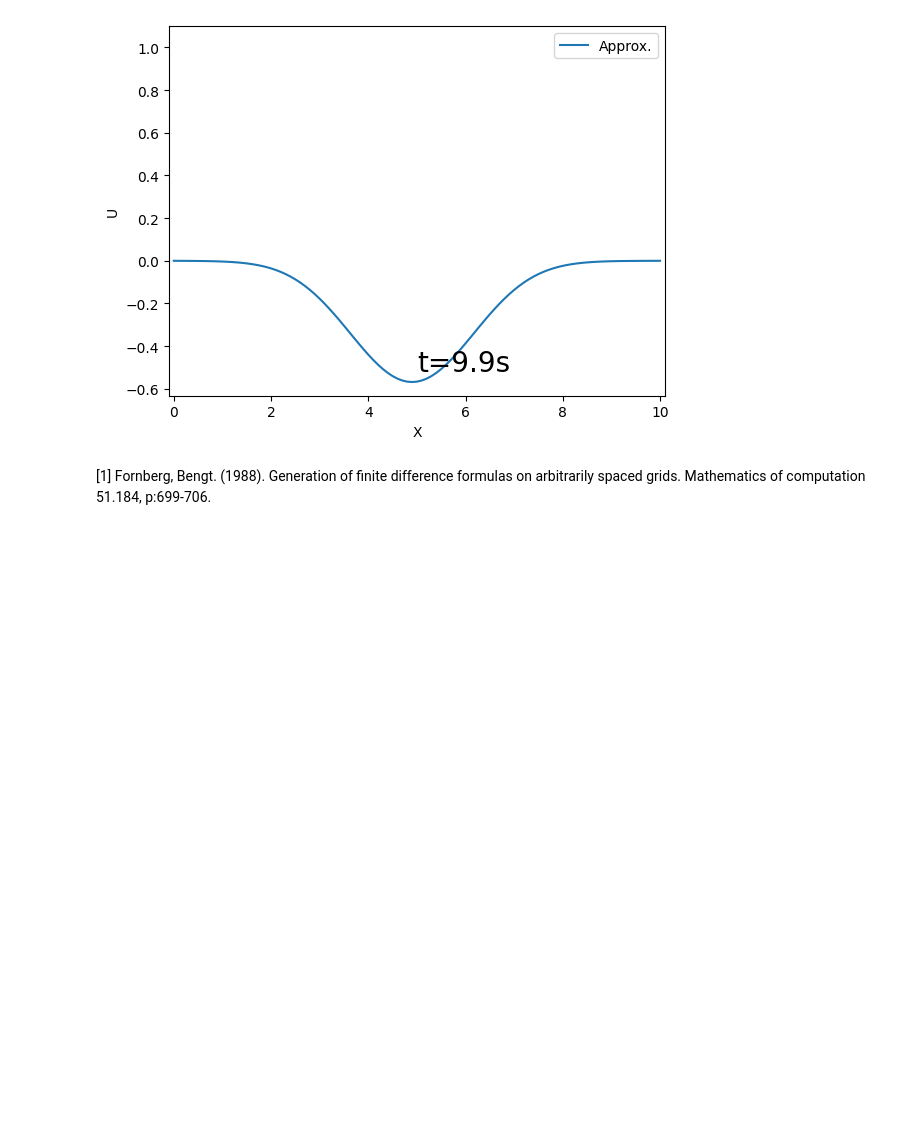
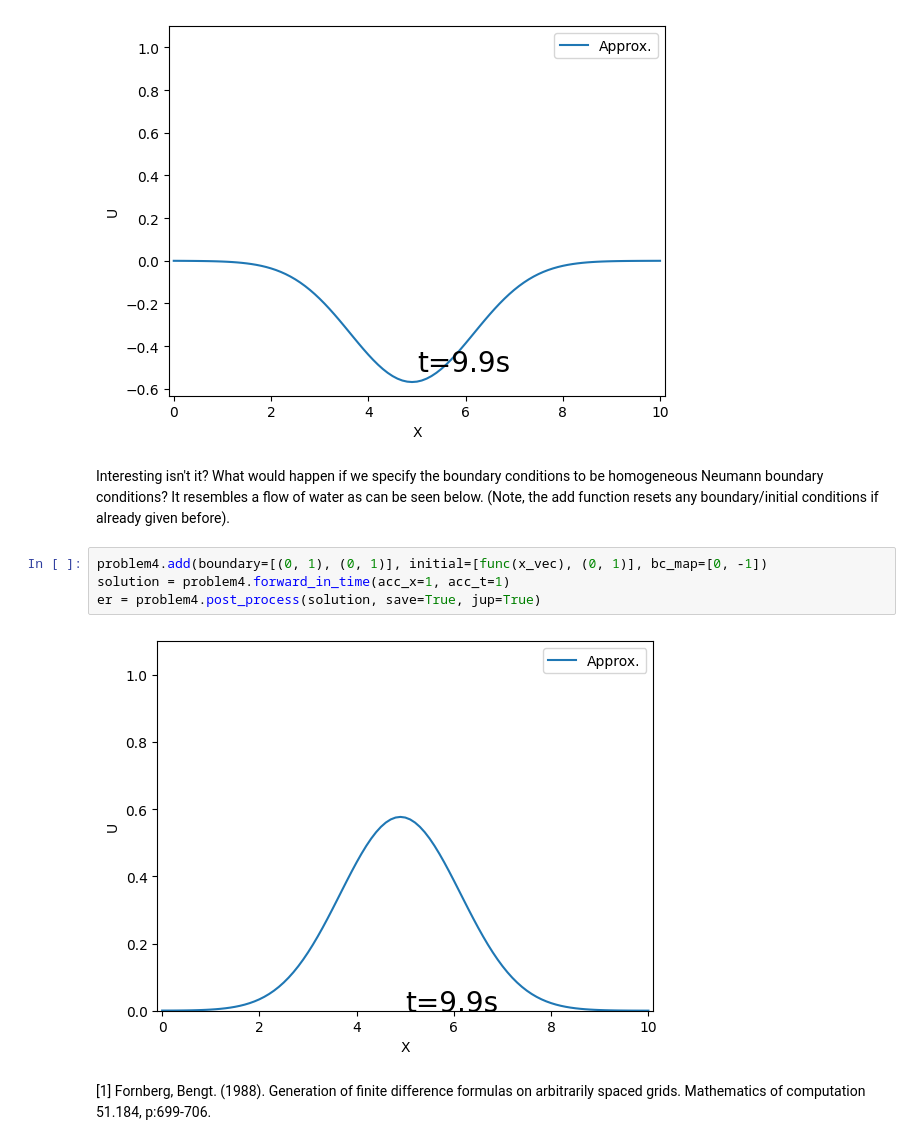
Before and after one commit to JadM133/FDpy, a Jupyter notebook: trial.ipynb, the cells around one changed output. Cells and saved outputs as stored; diff of their text form; blank space fills up the shorter version.

```diff
--- a/sample_code/trial.ipynb
+++ b/trial.ipynb
@@ -187,6 +208,14 @@ solution = problem4.forward_in_time(acc_x=1, acc_t=1)
 er = problem4.post_process(solution, save=True, jup=True)
 # %% [output]
 [figure]
+# %% [markdown]
+Interesting isn't it? What would happen if we specify the boundary conditions to be homogeneous Neumann boundary conditions? It resembles a flow of water as can be seen below. (Note, the add function resets any boundary/initial conditions if already given before).
+# %%
+problem4.add(boundary=[(0, 1), (0, 1)], initial=[func(x_vec), (0, 1)], bc_map=[0, -1])
+solution = problem4.forward_in_time(acc_x=1, acc_t=1)
+er = problem4.post_process(solution, save=True, jup=True)
+# %% [output]
+[figure, added]
 # %% [markdown]
 <a id="1">[1]</a>
 Fornberg, Bengt. (1988).
```
Also changed, not shown: parts of 8 cells of this notebook, 9 other files.
